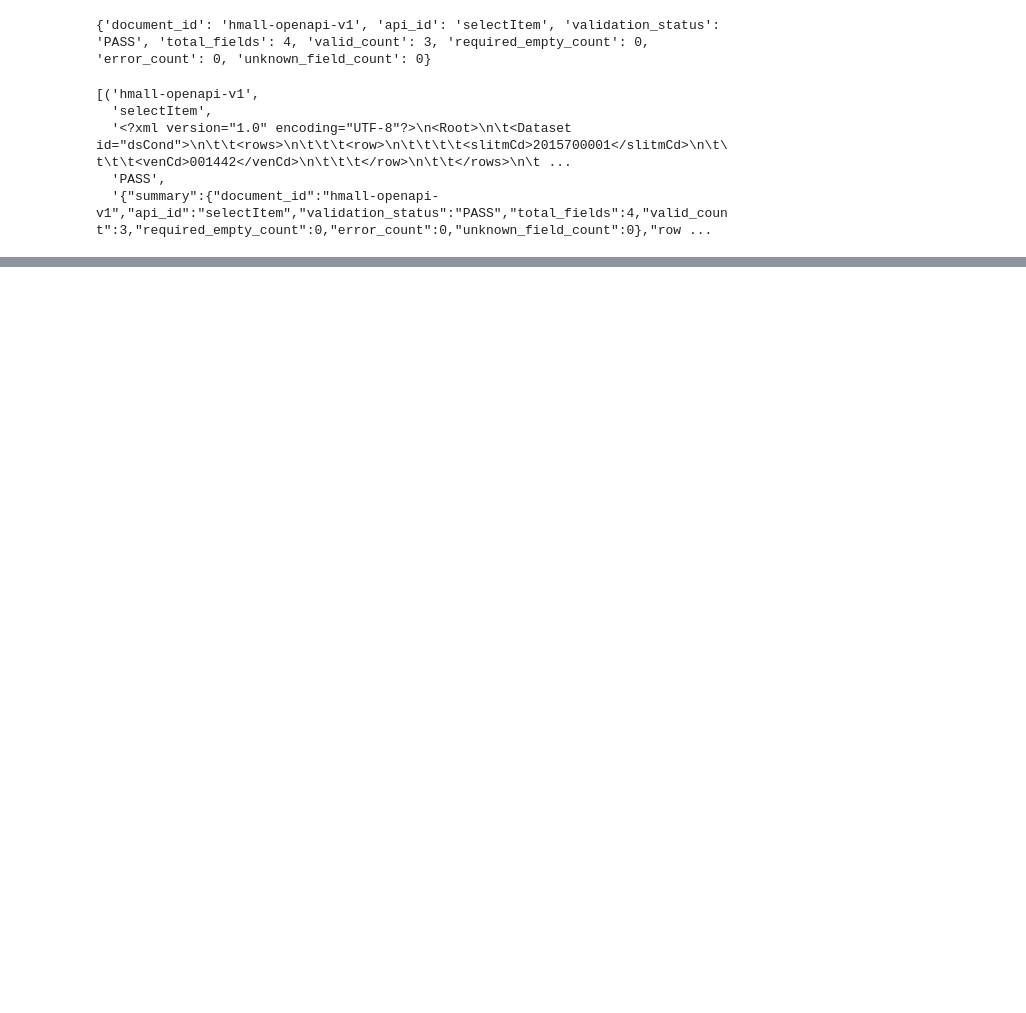
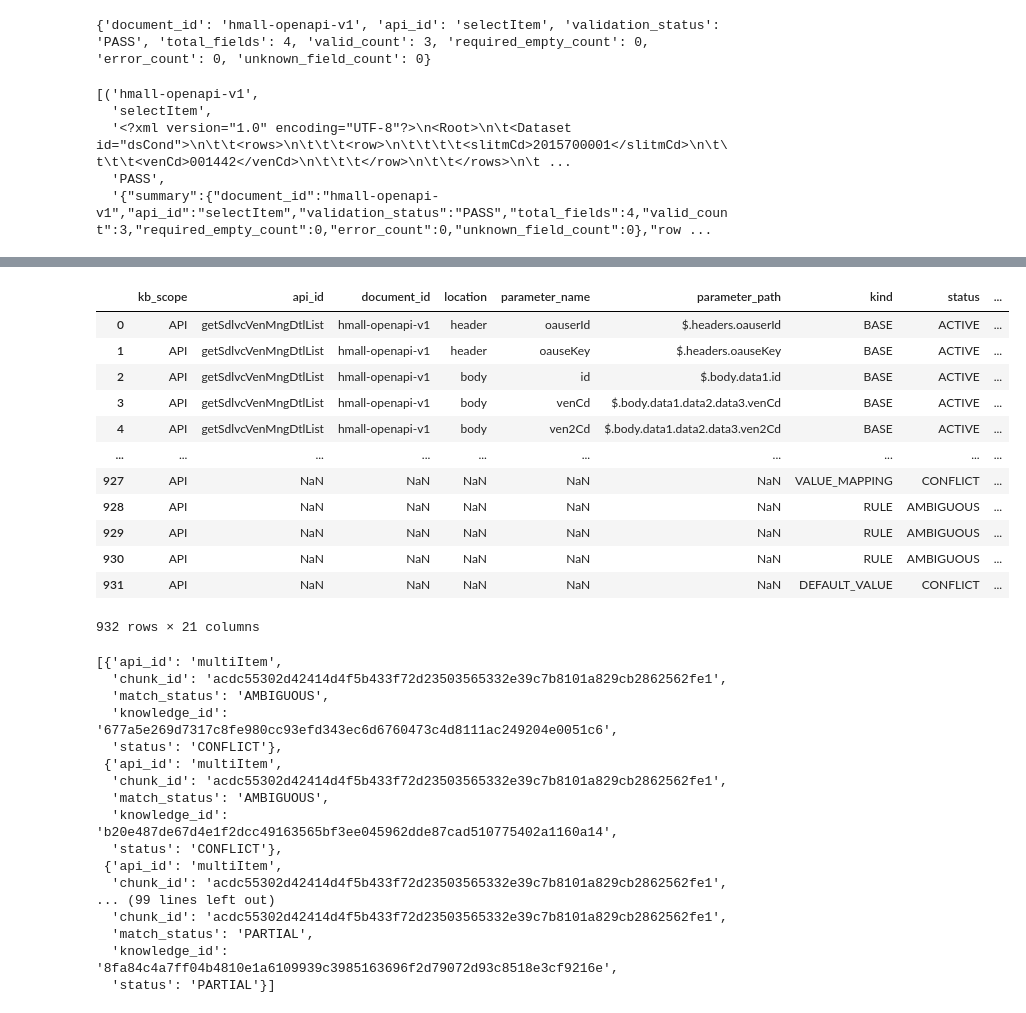
Before and after one commit to csmoon1010/kosa-2026-hyundai-project, a Jupyter notebook: hyejung/mini_project_2/preprocessing.ipynb, the cells around one changed output, grey strips where cells are left out. Drawn from its saved outputs; the diff is of its cells as text; code cells hidden in the pictures; blank space fills up the shorter version.

```diff
--- a/hyejung/mini_project_2/preprocessing.ipynb
+++ b/hyejung/mini_project_2/preprocessing.ipynb
@@ -857,0 +2740,40 @@ rows
+# %%
+# 모든 상태의 지식과 선택 항목의 승인/반려 이력을 확인한다.
+display(parameter_kb.knowledge_dataframe(include_candidates=True))
+REVIEW_HISTORY_KNOWLEDGE_ID = None
+if REVIEW_HISTORY_KNOWLEDGE_ID:
+    display(parameter_kb.review_history(REVIEW_HISTORY_KNOWLEDGE_ID))
+# 문서별로 분리 저장된 API 결과와 지식 ID를 확인한다.
+for document_result in document_kb_results:
+    display(document_result.get('api_results', []))
+# %% [output]
+|  | kb_scope | api_id | document_id | location | parameter_name | parameter_path | kind | status | ... |
+| 0 | API | getSdlvcVenMngDtlList | hmall-openapi-v1 | header | oauserId | $.headers.oauserId | BASE | ACTIVE | ... |
+| 1 | API | getSdlvcVenMngDtlList | hmall-openapi-v1 | header | oauseKey | $.headers.oauseKey | BASE | ACTIVE | ... |
+| 2 | API | getSdlvcVenMngDtlList | hmall-openapi-v1 | body | id | $.body.data1.id | BASE | ACTIVE | ... |
+| 3 | API | getSdlvcVenMngDtlList | hmall-openapi-v1 | body | venCd | $.body.data1.data2.data3.venCd | BASE | ACTIVE | ... |
+| 4 | API | getSdlvcVenMngDtlList | hmall-openapi-v1 | body | ven2Cd | $.body.data1.data2.data3.ven2Cd | BASE | ACTIVE | ... |
+| ... | ... | ... | ... | ... | ... | ... | ... | ... | ... |
+| 927 | API | NaN | NaN | NaN | NaN | NaN | VALUE_MAPPING | CONFLICT | ... |
+| 928 | API | NaN | NaN | NaN | NaN | NaN | RULE | AMBIGUOUS | ... |
+| 929 | API | NaN | NaN | NaN | NaN | NaN | RULE | AMBIGUOUS | ... |
+| 930 | API | NaN | NaN | NaN | NaN | NaN | RULE | AMBIGUOUS | ... |
+| 931 | API | NaN | NaN | NaN | NaN | NaN | DEFAULT_VALUE | CONFLICT | ... |
+932 rows × 21 columns
+[{'api_id': 'multiItem',
+  'chunk_id': 'acdc55302d42414d4f5b433f72d23503565332e39c7b8101a829cb2862562fe1',
+  'match_status': 'AMBIGUOUS',
+  'knowledge_id': '677a5e269d7317c8fe980cc93efd343ec6d6760473c4d8111ac249204e0051c6',
+  'status': 'CONFLICT'},
+ {'api_id': 'multiItem',
+  'chunk_id': 'acdc55302d42414d4f5b433f72d23503565332e39c7b8101a829cb2862562fe1',
+  'match_status': 'AMBIGUOUS',
+  'knowledge_id': 'b20e487de67d4e1f2dcc49163565bf3ee045962dde87cad510775402a1160a14',
+  'status': 'CONFLICT'},
+ {'api_id': 'multiItem',
+  'chunk_id': 'acdc55302d42414d4f5b433f72d23503565332e39c7b8101a829cb2862562fe1',
+... (99 lines left out)
+  'chunk_id': 'acdc55302d42414d4f5b433f72d23503565332e39c7b8101a829cb2862562fe1',
+  'match_status': 'PARTIAL',
+  'knowledge_id': '8fa84c4a7ff04b4810e1a6109939c3985163696f2d79072d93c8518e3cf9216e',
+  'status': 'PARTIAL'}]
```
Also changed, not shown: parts of 53 cells of this notebook, 58 other files.
